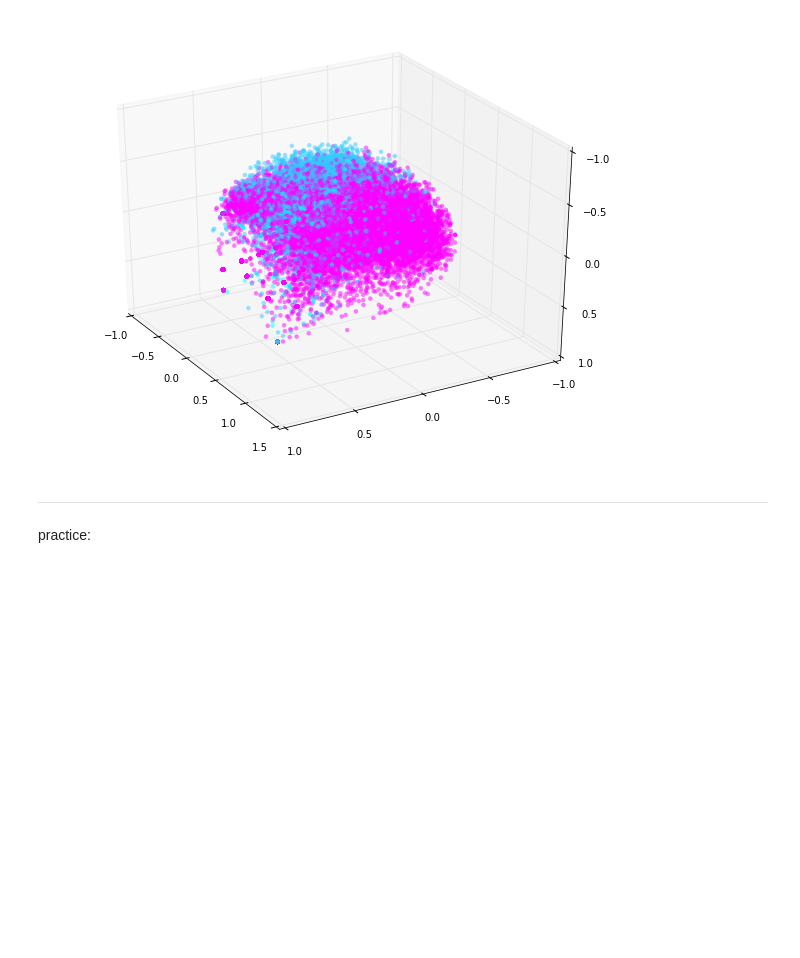
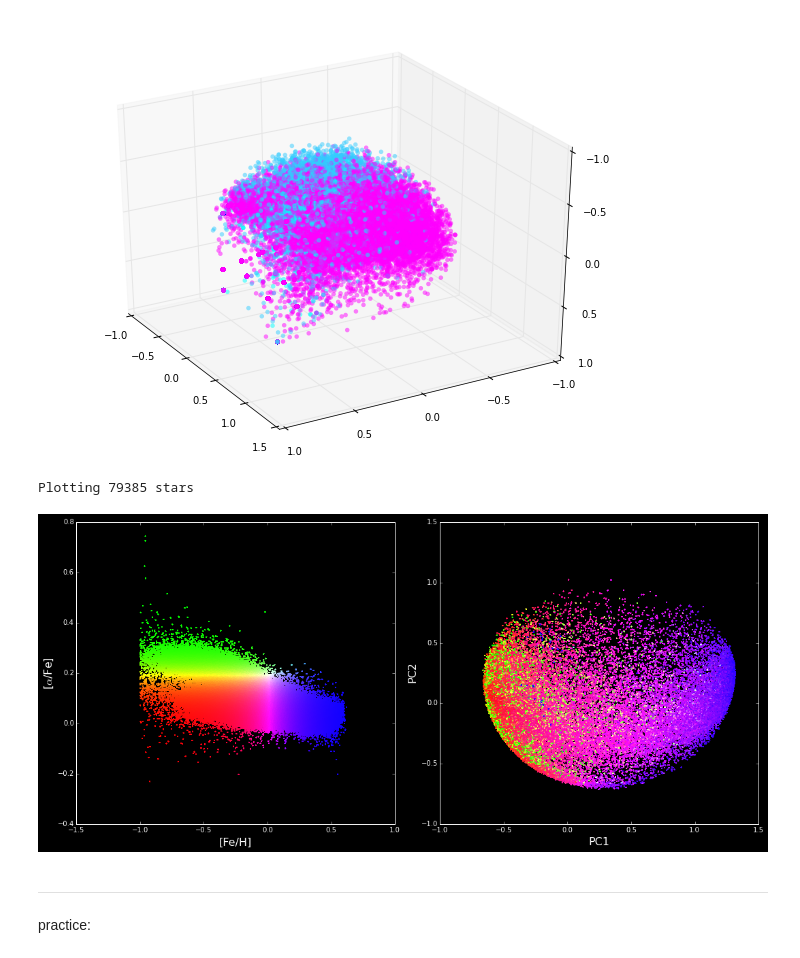
Before and after one commit to 2015ASTR511/EXD, a Jupyter notebook: apogee_pca.ipynb, the cells around one changed output. Drawn from its saved outputs; the diff is of its cells as text; code cells hidden in the pictures; blank space fills up the shorter version.

```diff
--- a/apogee_pca.ipynb
+++ b/apogee_pca.ipynb
@@ -464,3 +589,8 @@ fig.show()
+# %%
+make_color_plot(FeH,alphaFe,num=1,contours=False)
+# %% [output]
+Plotting 79385 stars
+[figure, added]
 # %% [markdown]
 ---
 practice:
```
Also changed, not shown: parts of 6 cells of this notebook.
